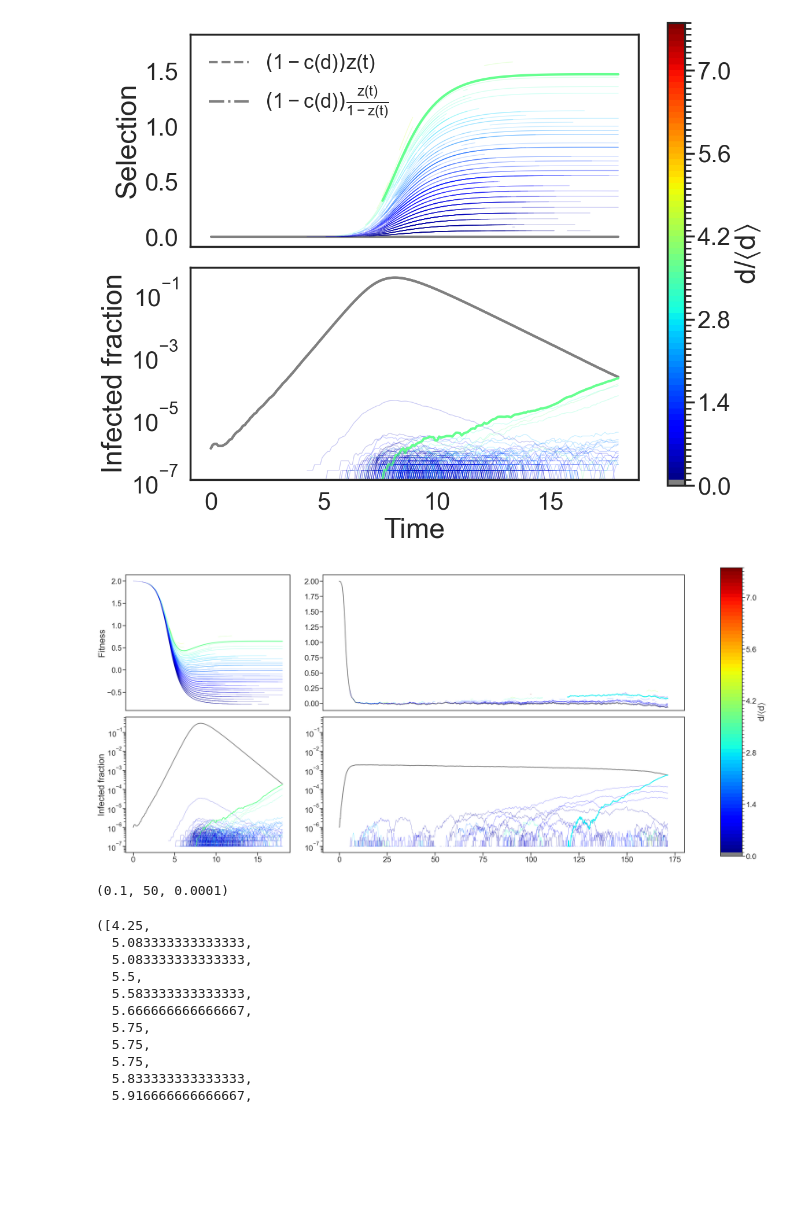
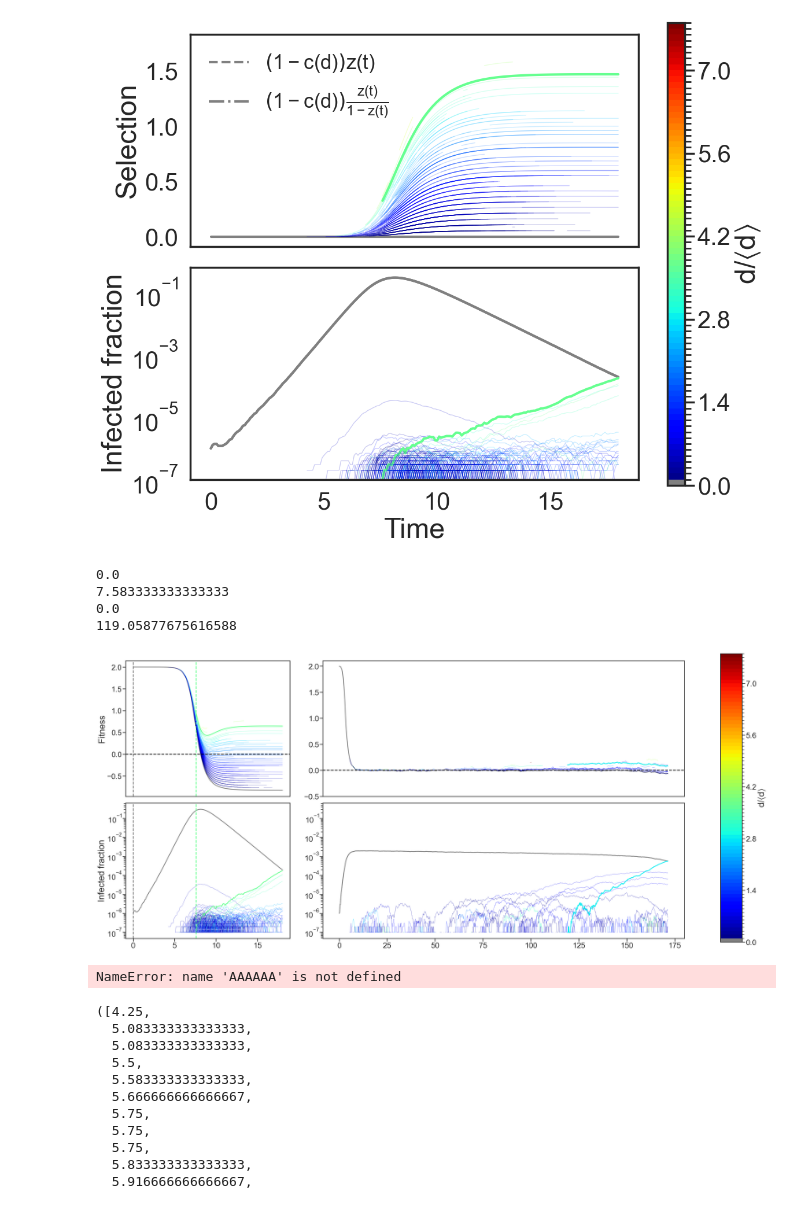
Before and after one commit to DenT94/onset_antigenic_evolution, a Jupyter notebook: 1_Figure1/fig1.ipynb, the cells around one changed output. Cells and saved outputs as stored; diff of their text form; code cells hidden in the pictures; blank space fills up the shorter version.

```diff
--- a/1_Figure1/fig1.ipynb
+++ b/1_Figure1/fig1.ipynb
@@ -449,12 +449,16 @@ for strain in M_uncontrolled.strain_set:
             t_i0 = t_peak
         alpha= 1
         lw= 3
+        print(strain.times[0])
+        ax['A'].axvline(strain.times[0],color=color,ls='--')
+        ax['B'].axvline(strain.times[0],color=color,ls='--')
 
     else:
         alpha = .5
         lw= 1
     if strain.name ==0:
         ax['B'].plot(ts_i[chi_i>0],I_i[chi_i>0]/N,color=color, alpha= alpha, lw = lw)
+        ax['A'].plot(ts_i,f_i ,color=color, alpha= alpha, lw = lw)
     if strain.parent == root_strain_uncontrolled:
         ax['B'].plot(ts_i[chi_i>0],I_i[chi_i>0]/N,color=color, alpha= alpha, lw = lw)
         ax['A'].plot(ts_i,f_i ,color=color, alpha= alpha, lw = lw)
@@ -488,6 +492,8 @@ for strain in M_controlled.strain_set:
             t_i0 = t_peak
         alpha= 1
         lw= 3
+        print(strain.times[0])
+
 
     else:
         alpha = .5
@@ -496,45 +502,48 @@ for strain in M_controlled.strain_set:
         ax['D'].plot(ts_i[chi_i>0],I_i[chi_i>0]/N,color=color, alpha= alpha, lw = lw)
     ax['D'].plot(ts_i[chi_i>0],I_i[chi_i>0]/N,color=color, alpha= alpha, lw = lw)
     ax['C'].plot(ts_i,f_i ,color=color, alpha= alpha, lw = lw)
 ax['D'].set_yscale('log')
 
 ax['A'].set_xticks([])
 ax['C'].set_xticks([])
 
 ax['D'].set_ylim(ax['B'].get_ylim())
 ax['A'].set_ylabel('Fitness')
 ax['B'].set_ylabel('Infected fraction')
 cmap = plt.cm.jet  # define the colormap
 cmaplist = [cmap(i) for i in range(cmap.N)]
 cmaplist[0] = (.5, .5, .5, 1.0)
 cmap = mpl.colors.LinearSegmentedColormap.from_list(
     'Custom cmap', cmaplist, cmap.N)
 bounds = ds*p_alpha
 norm = mpl.colors.BoundaryNorm(ds*p_alpha, cmap.N)
 ax2 = fig.add_axes([0.95, 0.1, 0.03, 0.8])
 fig.colorbar(mpl.cm.ScalarMappable(norm=norm, cmap=cmap),
                 cax=ax2, orientation='vertical', label=r'$d/\langle d \rangle$', ticks=bounds[::14], boundaries=bounds[::14],format=FuncFormatter(fmt))#, format='%1f')
 
 ax['C'].set_ylim(bottom = ax['A'].get_ylim()[0]/8)
+#set yticks of ax['C'] to be the same as ax['A']
+yticks = ax['A'].get_yticks()
+ax['C'].set_yticks(yticks[1:-1])
+for a in ['A','C']:
+    ax[a].axhline(0,color='black',lw=3,ls='--')
+
 # for a in ax.values():
 #     for tick in a.xaxis.get_major_ticks():
 #         tick.label.set_fontsize(40)
 #     for tick in a.yaxis.get_major_ticks():
 #         tick.label.set_fontsize(40)
 #         #logarithmic ticks
-
-
-figname = lambda i: output_folder+f'fig_{i}.svg'
-i=0
-while os.path.exists(figname(i)):
-    i+=1
-plt.savefig(figname(i),bbox_inches='tight')
 # %% [output]
+0.0
+7.583333333333333
+0.0
+119.05877675616588
-[figure, old version]
+[figure, new version]
-# %%
-p_alpha, xi, mu
-# %% [output]
-(0.1, 50, 0.0001)
+# %%
+AAAAAA
+# %% [output]
+NameError: name 'AAAAAA' is not defined
 # %%
 originations_uncontrolled = [strain.times[0] for strain in M_uncontrolled.strain_set if strain.name!=0 and strain.times]
 
```
Also changed, not shown: parts of 1 cell of this notebook, 15 other files.
